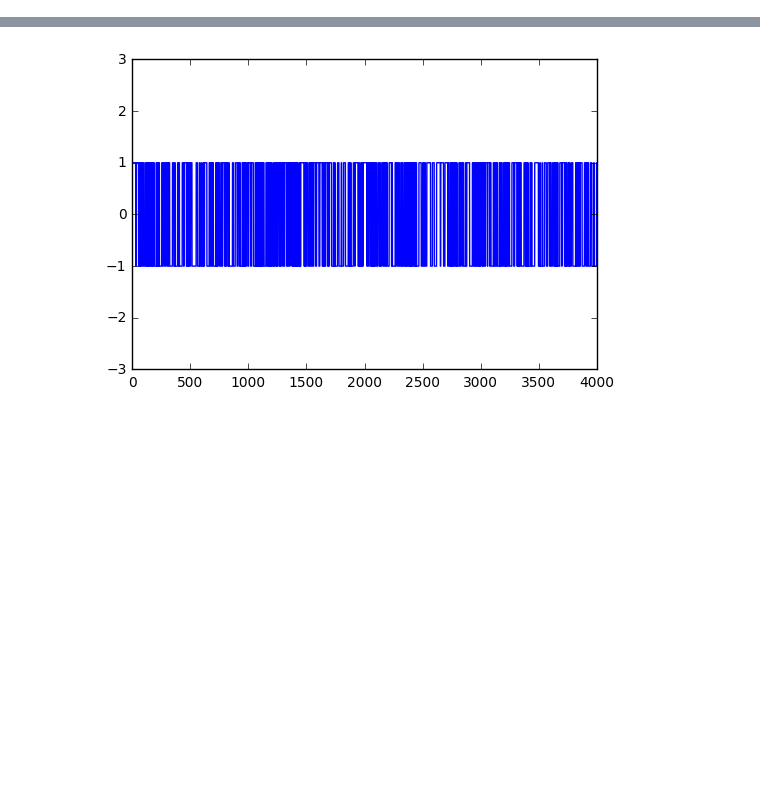
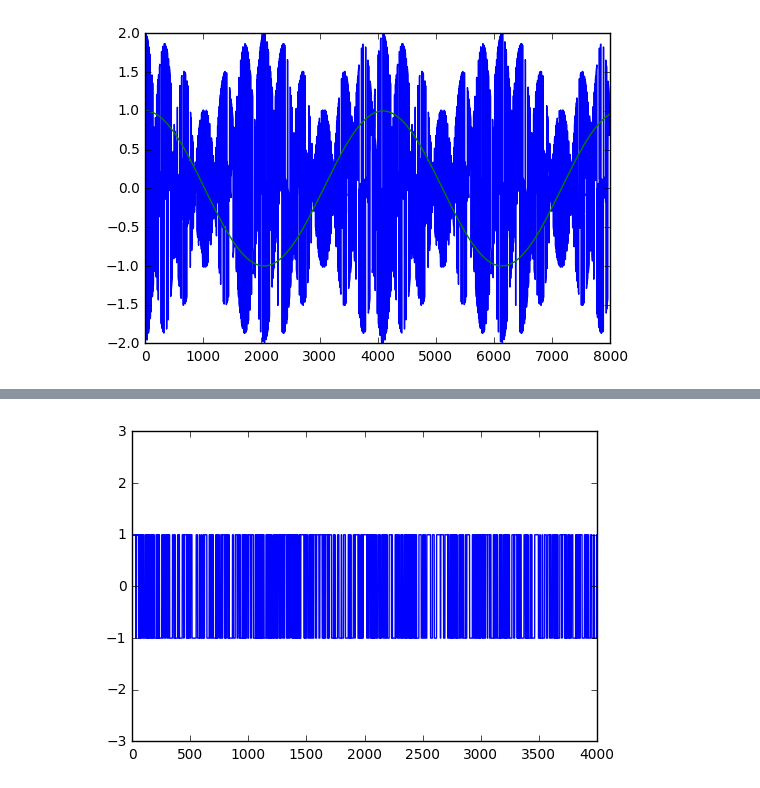
Before and after one commit to psas/gps, a Jupyter notebook: notebooks/Carrier_Tracking.ipynb, the cells around one changed output, grey strips where cells are left out. Cells and saved outputs as stored; diff of their text form; code cells hidden in the pictures; blank space fills up the shorter version.

```diff
--- a/notebooks/Carrier_Tracking.ipynb
+++ b/notebooks/Carrier_Tracking.ipynb
@@ -51,0 +45,25 @@ def makWav(freqHz, phaseDeg, samples, fs = 4.092*10**6):
+# %%
+carr1 = makWav(6000, 0, 8000)
+carr2 = makWav(1000, 0, 8000)
+
+sat = [(1, 5), (2, 6), (3, 7), (4, 8), (0, 8), (1, 9), (0, 7), (1, 8), (2, 9), (1, 2),
+           (2, 3), (4, 5), (5, 6), (6, 7), (7, 8), (8, 9), (0, 3), (1, 4), (2, 5), (3, 6),
+           (4, 7), (5, 8), (0, 2), (3, 5), (4, 6), (5, 7), (6, 8), (7, 9), (0, 5), (1, 6),
+           (2, 7), (3, 8), (4, 9), (3, 9), (0, 6), (1, 7), (3, 9)]
+
+CodeGen1 = GoldCode(sat[14]) #SV 15
+CodeGen2 = GoldCode(sat[9]) #SV 10
+
+code1 = CodeGen1.getCode(2000, samplesPerChip = 4)
+code2 = CodeGen2.getCode(2000, samplesPerChip = 4)
+
+signal1 = carr1 * code1
+signal2 = carr2 * code2
+
+signalboth = signal1 + signal2
+# %%
+plt.plot(signalboth)
+plt.plot(carr2)
+plt.show()
+# %% [output]
+[figure, added]
```
Also changed, not shown: parts of 13 cells of this notebook.
